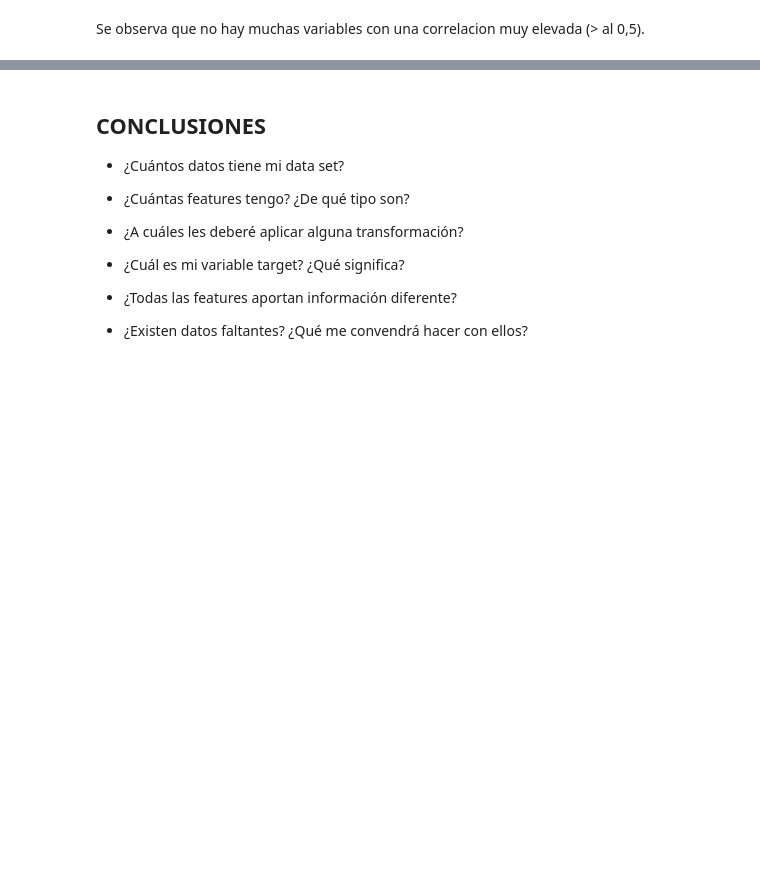
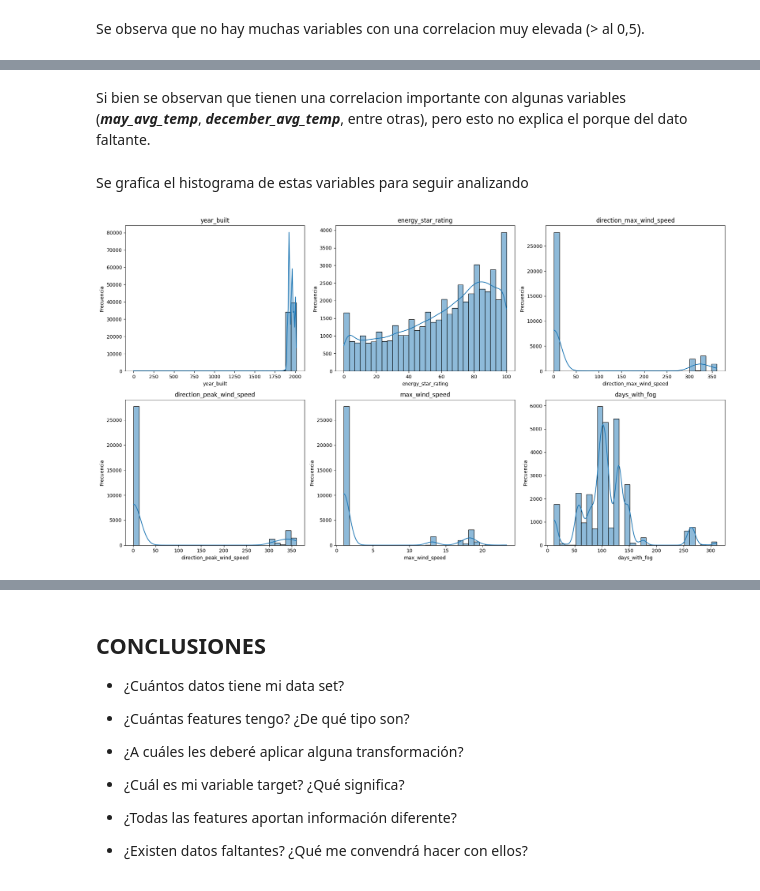
Before and after one commit to PabloBogg/Climate_change_and_ML, a Jupyter notebook: deliverables/MentoríaCC_TP1_solved.ipynb, the cells around one changed output, grey strips where cells are left out. Saved outputs shown, nothing was run; the diff lists cells and outputs as text; code cells hidden in the pictures; blank space fills up the shorter version.

```diff
--- a/deliverables/MentoríaCC_TP1_solved.ipynb
+++ b/deliverables/MentoríaCC_TP1_solved.ipynb
@@ -211,0 +331,19 @@ Se observa que no hay muchas variables con una correlacion muy elevada (> al 0,5
+# %% [markdown]
+Si bien se observan que tienen una correlacion importante con algunas variables (_**may_avg_temp**_, _**december_avg_temp**_, entre otras), pero esto no explica el porque del dato faltante.
+# %% [markdown]
+Se grafica el histograma de estas variables para seguir analizando
+# %%
+variables = ['year_built', 'energy_star_rating', 'direction_max_wind_speed',
+             'direction_peak_wind_speed', 'max_wind_speed', 'days_with_fog']
+
+plt.figure(figsize=(18, 10))
+for i, var in enumerate(variables, 1):
+    plt.subplot(2, 3, i)
+    sns.histplot(df[var], kde=True, bins=30)
+    plt.title(var)
+    plt.xlabel(var)
+    plt.ylabel('Frecuencia')
+plt.tight_layout()
+plt.show()
+# %% [output]
+[figure, added]
```
Also changed, not shown: parts of 13 cells of this notebook.
